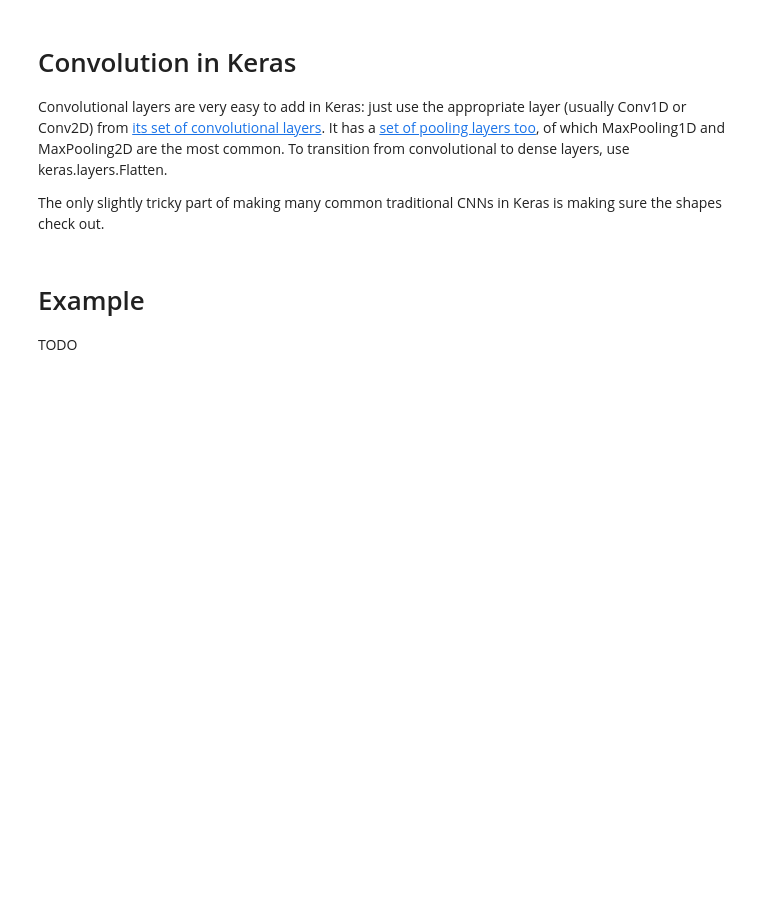
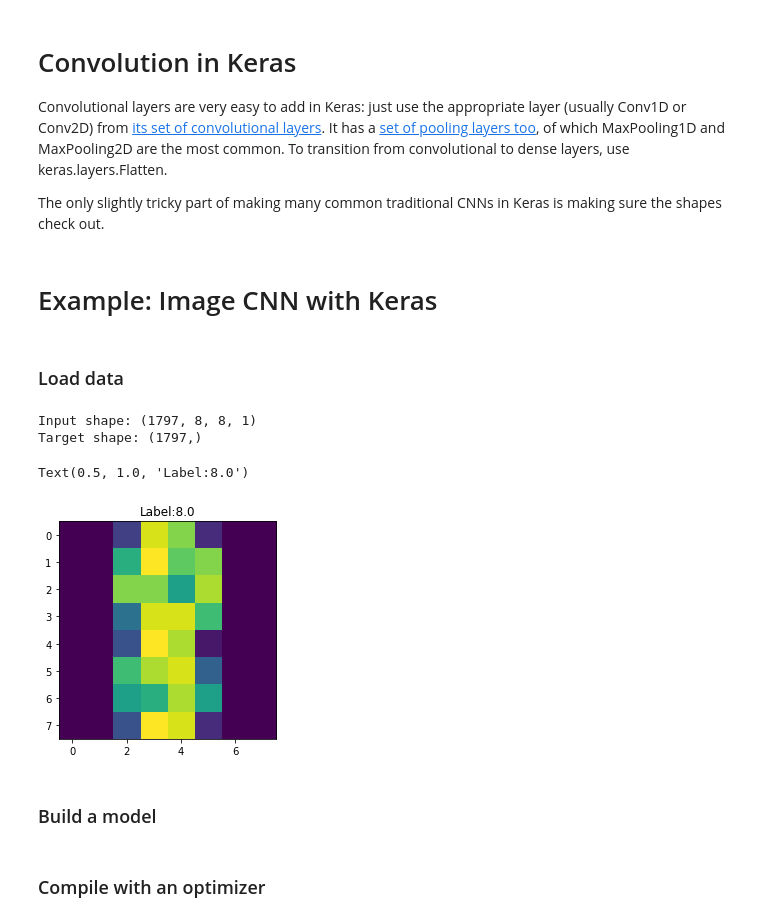
Before and after one commit to maxwells-daemons/caltech-cs11-tensorflow, a Jupyter notebook: labs/lab_4_cnn/notes_4.ipynb, the cells around one changed output. Cells and saved outputs as stored; diff of their text form; code cells hidden in the pictures; blank space fills up the shorter version.

Commit message:
Finish lecture 4 example code

```diff
--- a/labs/lab_4_cnn/notes_4.ipynb
+++ b/labs/lab_4_cnn/notes_4.ipynb
@@ -365,6 +374,47 @@ It has a [set of pooling layers too](https://keras.io/layers/pooling/), of which
 To transition from convolutional to dense layers, use keras.layers.Flatten.
 
 The only slightly tricky part of making many common traditional CNNs in Keras is making sure the shapes check out.
-# %% [markdown]
-# Example
-TODO
+# %% [markdown]
+# Example: Image CNN with Keras
+# %% [markdown]
+### Load data
+# %%
+from sklearn.datasets import load_digits
+
+# Load data
+dataset = load_digits()
+
+x_all = dataset.data
+y_all = dataset.target
+
+# Shuffle some features and targets together
+together = np.concatenate([x_all, np.expand_dims(y_all, axis=1)],
+                          axis=1)
+np.random.shuffle(together)
+x_all = together[:, :-1]
+y_all = together[:, -1]
+
+# Split data into train and test sets
+n_points = x_all.shape[0]
+n_features = x_all.shape[1]
+x_all = np.reshape(x_all, (n_points, 8, 8))
+x_all = np.expand_dims(x_all, axis=-1)
+n_train = int(n_points * 0.7)
+n_test = n_points - n_train
+
+print('Input shape:', x_all.shape)
+print('Target shape:', y_all.shape)
+
+x_train, x_test = np.split(x_all, [n_train], axis=0)
+y_train, y_test = np.split(y_all, [n_train])
+# %% [output]
+Input shape: (1797, 8, 8, 1)
+Target shape: (1797,)
+# %%
+plt.imshow(x_train[0, :, :, 0])
+plt.title('Label:' + str(y_train[0]))
+# %% [output]
+Text(0.5, 1.0, 'Label:8.0')
+[figure, added]
+# %% [markdown]
+### Build a model
@@ -370,0 +453,2 @@ TODO
+# %% [markdown]
+### Compile with an optimizer
```
Also changed, not shown: parts of 11 cells of this notebook.
